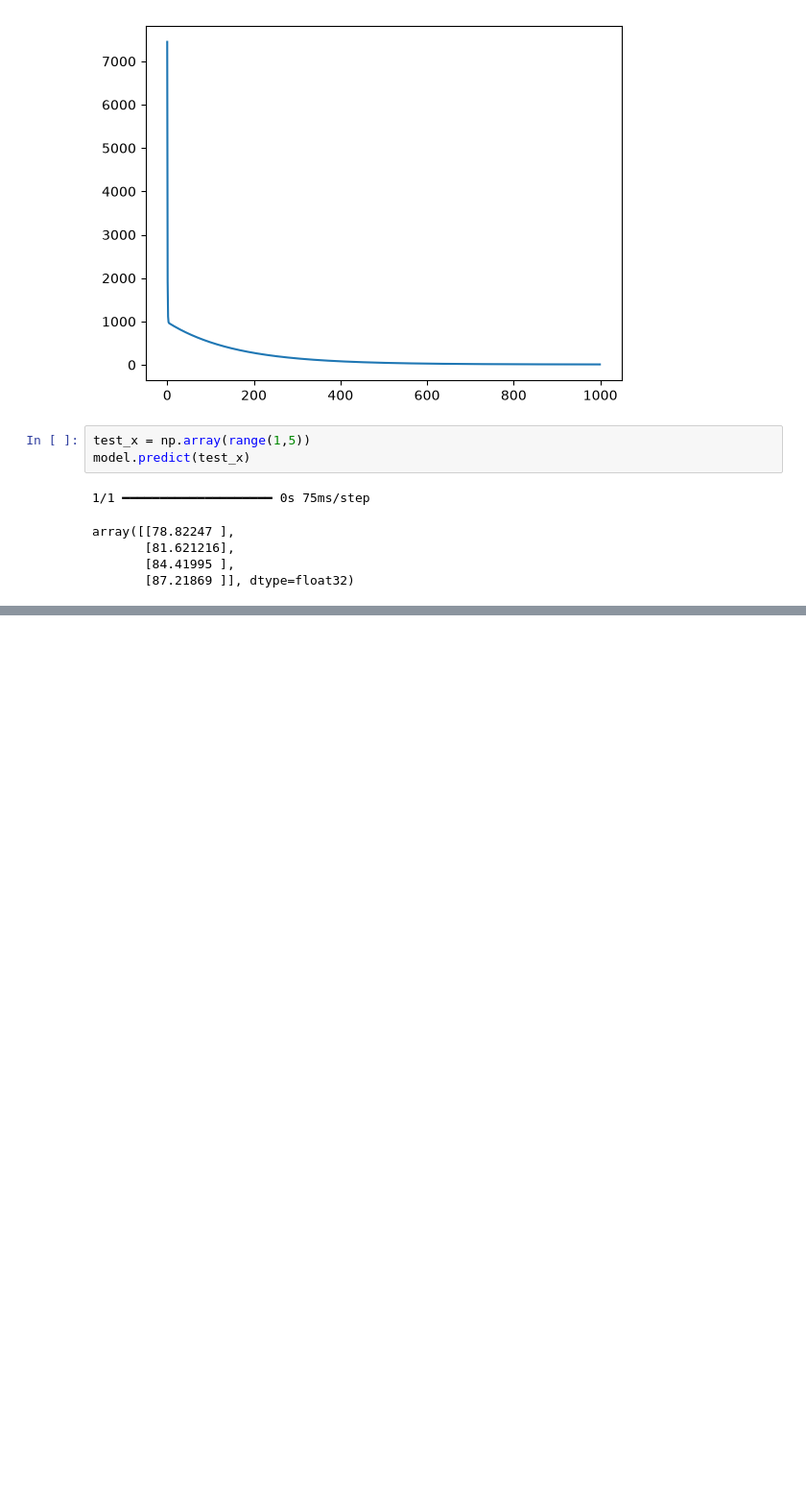
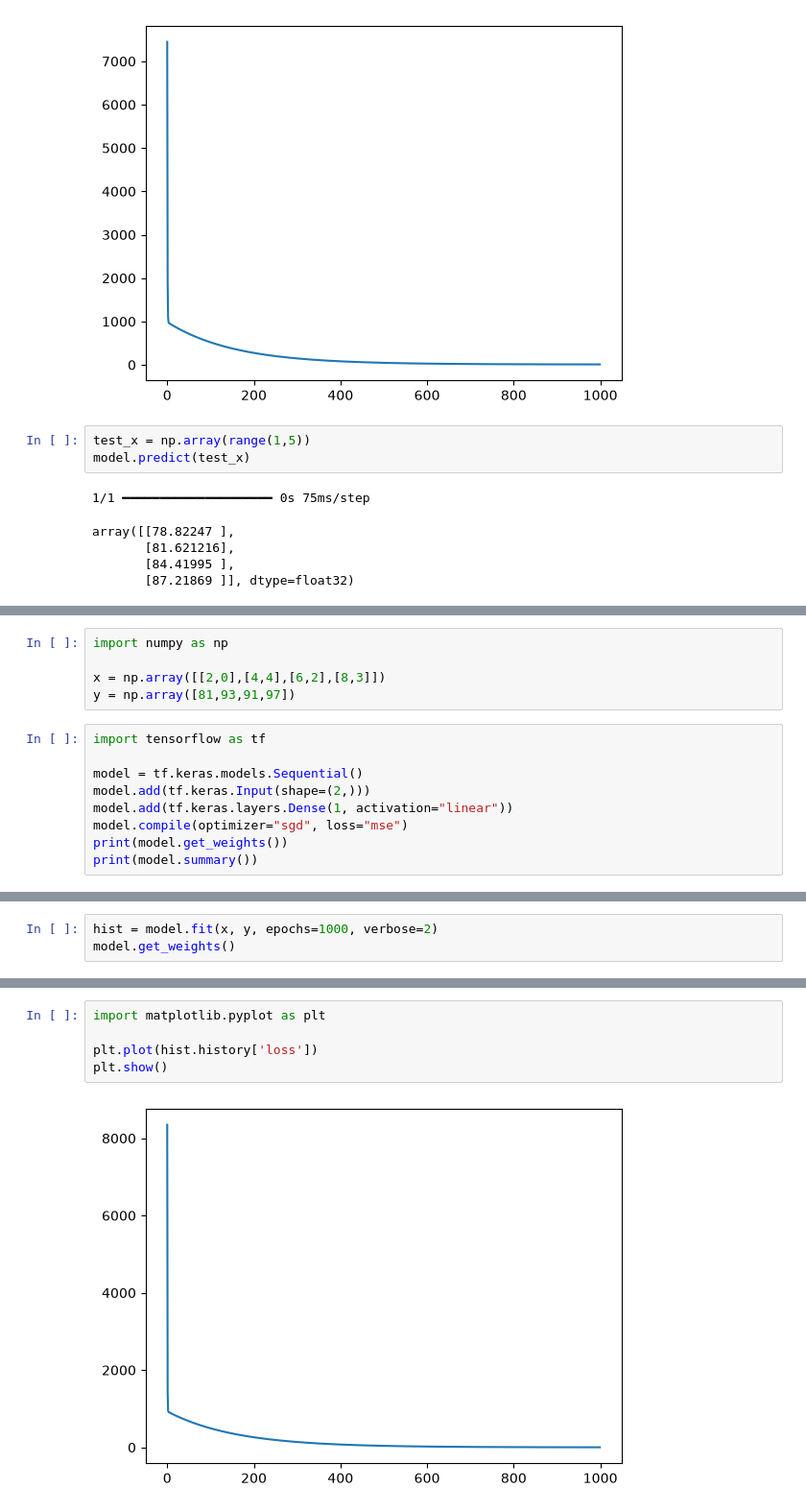
Before and after one commit to heavyrainseo/deeplearning, a Jupyter notebook: LR-exec.ipynb, the cells around one changed output, grey strips where cells are left out. Shown at 96% size. Saved outputs shown, nothing was run; the diff lists cells and outputs as text; blank space fills up the shorter version.

```diff
--- a/LR-exec.ipynb
+++ b/LR-exec.ipynb
@@ -118,0 +127,14 @@ array([[78.82247 ],
+# %%
+import numpy as np
+
+x = np.array([[2,0],[4,4],[6,2],[8,3]])
+y = np.array([81,93,91,97])
+# %%
+import tensorflow as tf
+
+model = tf.keras.models.Sequential()
+model.add(tf.keras.Input(shape=(2,)))
+model.add(tf.keras.layers.Dense(1, activation="linear"))
+model.compile(optimizer="sgd", loss="mse")
+print(model.get_weights())
+print(model.summary())
@@ -118,0 +154,3 @@ array([[78.82247 ],
+# %%
+hist = model.fit(x, y, epochs=1000, verbose=2)
+model.get_weights()
@@ -118,0 +178,7 @@ array([[78.82247 ],
+# %%
+import matplotlib.pyplot as plt
+
+plt.plot(hist.history['loss'])
+plt.show()
+# %% [output]
+[figure, added]
```
Also changed, not shown: parts of 8 cells of this notebook.
